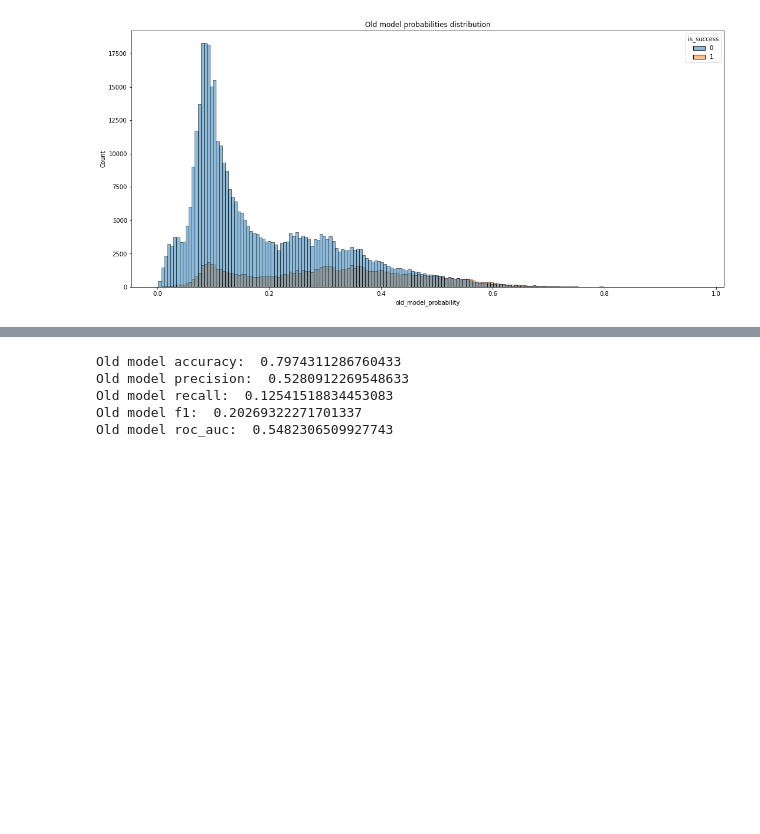
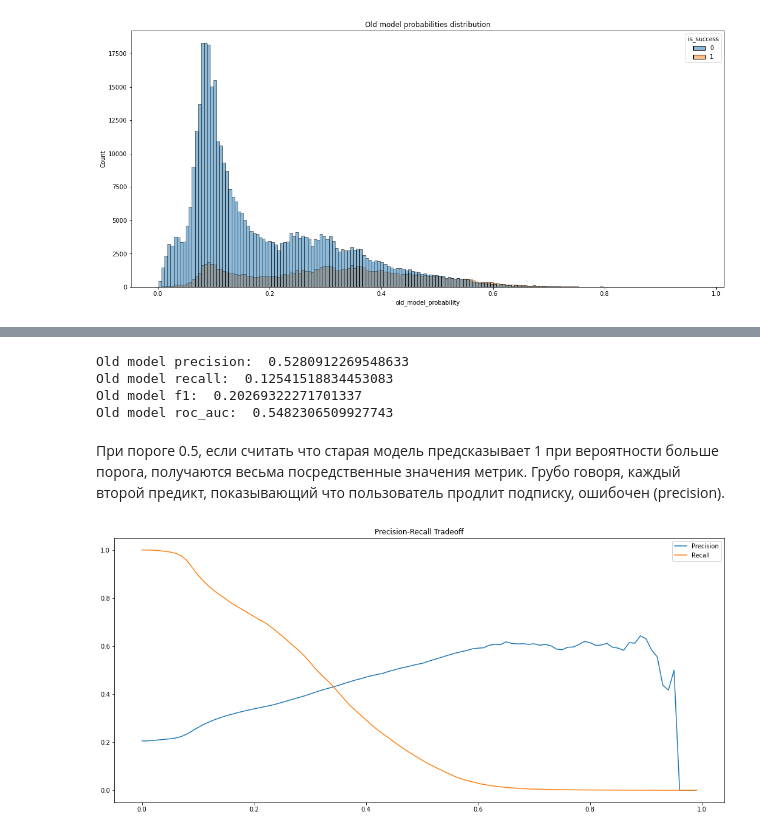
Before and after one commit to yevmaslov/genesis_data_scientist_test_task, a Jupyter notebook: main.ipynb, the cells around one changed output, grey strips where cells are left out. Cells and saved outputs as stored; diff of their text form; code cells hidden in the pictures; blank space fills up the shorter version.

```diff
--- a/main.ipynb
+++ b/main.ipynb
@@ -172,22 +154,42 @@ threshold = 0.5
 old_model_probability = df.old_model_probability.values
 
 targets = df.is_success.values
-old_model_predictions = np.array(old_model_probability > 0.5, dtype='int8')
+old_model_predictions = np.array(old_model_probability > threshold, dtype='int8')
 
-acc = accuracy_score(targets, old_model_predictions)
 precision = precision_score(targets, old_model_predictions)
 recall = recall_score(targets, old_model_predictions)
 f1 = f1_score(targets, old_model_predictions)
 roc_auc = roc_auc_score(targets, old_model_predictions)
 
-print('Old model accuracy: ', acc)
 print('Old model precision: ', precision)
 print('Old model recall: ', recall)
 print('Old model f1: ', f1)
 print('Old model roc_auc: ', roc_auc)
 # %% [output]
-Old model accuracy:  0.7974311286760433
 Old model precision:  0.5280912269548633
 Old model recall:  0.12541518834453083
 Old model f1:  0.20269322271701337
 Old model roc_auc:  0.5482306509927743
+# %% [markdown]
+При пороге 0.5, если считать что старая модель предсказывает 1 при вероятности больше порога, получаются весьма посредственные значения метрик. Грубо говоря, каждый второй предикт, показывающий что пользователь продлит подписку, ошибочен (precision).
+# %%
+precisions = []
+recalls = []
+
+x = np.arange(0, 1, 0.01)
+for threshold in x:
+    old_model_predictions = np.array(old_model_probability > threshold, dtype='int8')
+    precision = precision_score(targets, old_model_predictions)
+    recall = recall_score(targets, old_model_predictions)
+
+    precisions.append(precision)
+    recalls.append(recall)
+
+fig, ax = plt.subplots(1, 1, figsize=(18,8))
+ax.set_title('Precision-Recall Tradeoff')
+ax.plot(x, precisions, label='Precision')
+ax.plot(x, recalls, label='Recall')
+ax.legend()
+plt.show()
+# %% [output]
+[figure, added]
```
Also changed, not shown: parts of 88 cells of this notebook, 1 other file.
